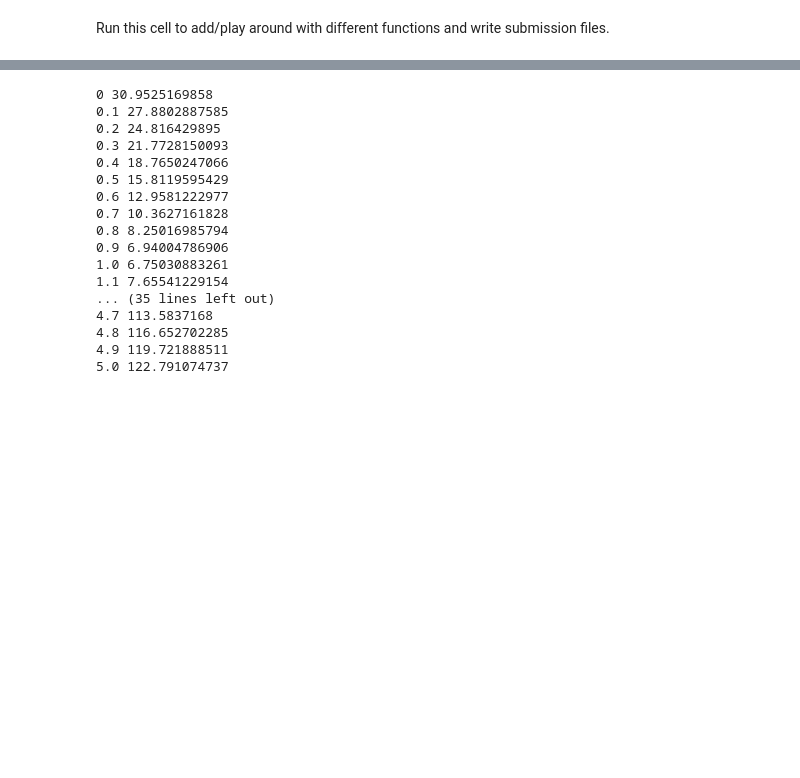
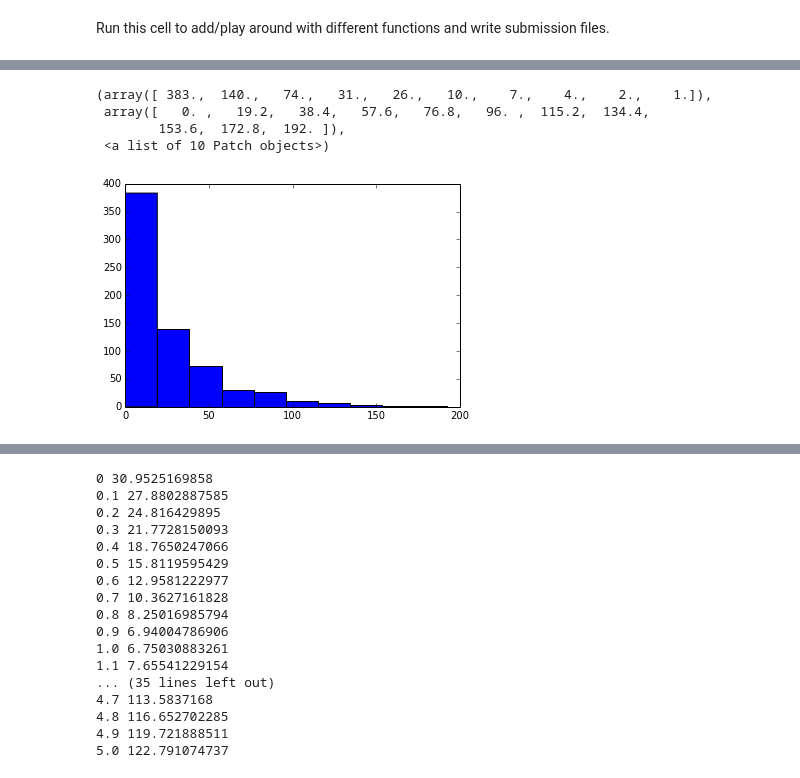
Before and after one commit to wpli/supervised-learning, a Jupyter notebook: notebooks/workbench.ipynb, the cells around one changed output, grey strips where cells are left out. Drawn from its saved outputs; the diff is of its cells as text; code cells hidden in the pictures; blank space fills up the shorter version.

```diff
--- a/notebooks/workbench.ipynb
+++ b/notebooks/workbench.ipynb
@@ -371,0 +464,8 @@ Wrote ../submissions/submission.1387771568.txt
+# %%
+hist( pickups_guess.values() )
+# %% [output]
+(array([ 383.,  140.,   74.,   31.,   26.,   10.,    7.,    4.,    2.,    1.]),
+ array([   0. ,   19.2,   38.4,   57.6,   76.8,   96. ,  115.2,  134.4,
+        153.6,  172.8,  192. ]),
+ <a list of 10 Patch objects>)
+[figure, added]
```
Also changed, not shown: parts of 8 cells of this notebook, 2 other files.
